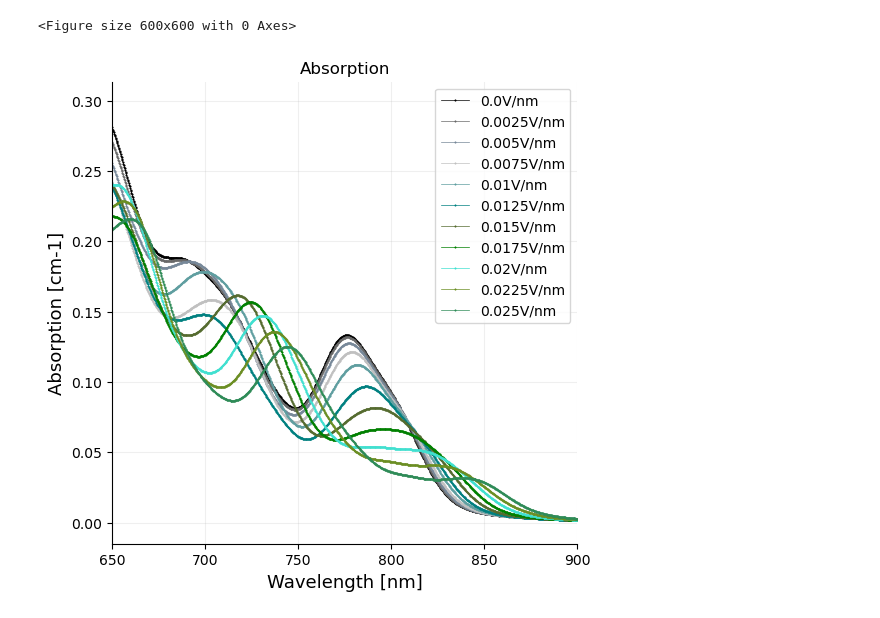
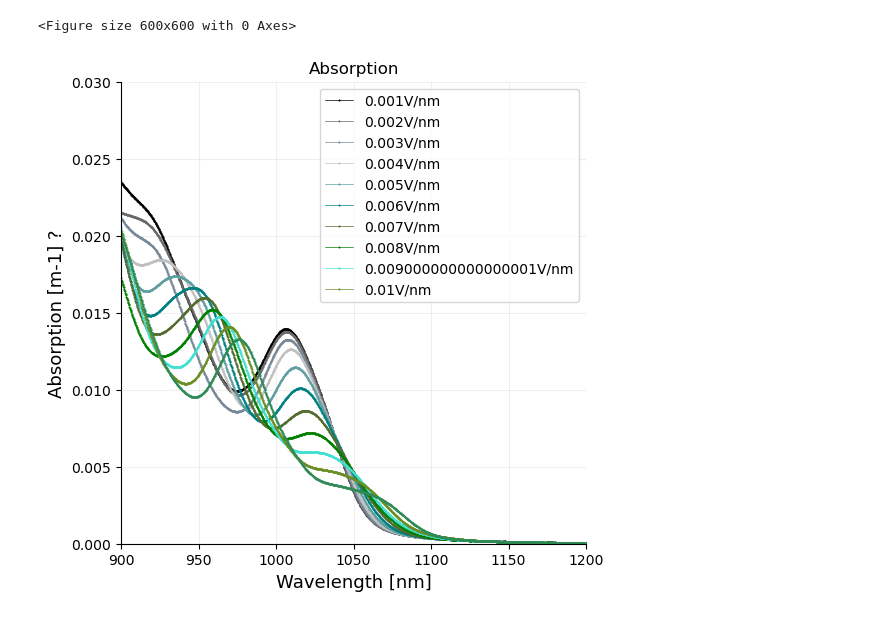
Before and after one commit to jmccw/optical-device-simulations_fyp, a Jupyter notebook: Read_CXX_results.ipynb, the cells around one changed output. Saved outputs shown, nothing was run; the diff lists cells and outputs as text; code cells hidden in the pictures.

```diff
--- a/Read_CXX_results.ipynb
+++ b/Read_CXX_results.ipynb
@@ -27,13 +27,14 @@ LEGEND = True
 label_x = ""
 label_y = ""
 plot_title = ""
+aspect_ratio = [9,9]
 
 colours = [ 'black','dimgrey','lightslategrey' ,'silver', 'cadetblue', 'teal','darkolivegreen','green','turquoise', 'olivedrab','seagreen']
 
 def plot_graph(x, y): #create a single plot
     labels = []
     plt.figure()
-    plt.rcParams["figure.figsize"] = (9,9)
+    plt.rcParams["figure.figsize"] = (aspect_ratio[0],aspect_ratio[1])
     fig, ax = plt.subplots()
     plt.title(plot_title)
     plt.xlabel(label_x, fontsize=LABEL_FONT_SIZE)
@@ -181,6 +182,8 @@ for i in range(num_discrete):
     Gauss_y[i] = 1.0/np.sqrt(np.sqrt(2*np.pi)*sigma)*np.exp(-(func_x[i]-x_0)*(func_x[i]-x_0)/(2.0*sigma*sigma))
     Lorentz_y[i] = 1.0/np.pi * 0.5*gamma/((func_x[i]-x_0)**2 + (0.5*gamma)**2)
 
+Gauss_y = Gauss_y/abs(sum(Gauss_y))
+Lorentz_y = Lorentz_y/abs(sum(Lorentz_y))
 func_x_new = pad_func_linear(func_x)
 WL_xaxis = np.zeros(num_discrete)
 for i in range(num_discrete):
@@ -189,18 +192,22 @@ WL_axis_new = pad_func_linear(WL_xaxis) # for plotting
 Lorentz_y_new = pad_func_zeros(Lorentz_y)
 Gauss_y_new = pad_func_zeros(Gauss_y)
 voigt_y = convolve(Lorentz_y_new, Gauss_y_new)
+N_V = abs(sum(voigt_y))
+voigt_y = voigt_y
+
+
 
 
 # ----------------------------------
 
 number_runs = 11
-delta_field = 0.0025
+delta_field = 0.0015
 
 # ----------------------------------
 
 
 print("Starting..")
-
+Y_LIMIT = []
 for i in range(number_runs):
     print("Analysing file: "+str(i+1)+" / "+str(number_runs))
     electric_field = i*delta_field
@@ -228,20 +235,23 @@ for i in range(number_runs):
     absorption = convolve(absorption_yaxis_new,voigt_y)
     data.append(absorption)
     clear_output(wait=True)
+    aspect_ratio=[4,4]
     plot_graph(WL_axis_new, absorption_yaxis_new)
     legend.append(str(electric_field) + "V/nm")
 
 clear_output(wait=True)
 
-PLOT_LIMIT=[WL_range]
+PLOT_LIMIT=WL_range
+Y_LIMIT = []
 label_x = "Wavelength [nm]"
 label_y = "Absorption [cm-1]"
 plot_title = "Absorption plot for given E_fields"
 plot_graphs(WL_axis_new, data)
 
-PLOT_LIMIT=[650,900]
-label_x = "Wavelength [nm]"
-label_y = "Absorption [cm-1]"
-plot_title = "Absorption"
-plot_graphs(WL_axis_new, data)
+# PLOT_LIMIT=[]
+# Y_LIMIT = []
+# label_x = "Wavelength [nm]"
+# label_y = "Absorption [cm-1]"
+# plot_title = "Absorption"
+# plot_graphs(WL_axis_new, data)
 # %% [output]
@@ -251,9 +260,10 @@ ValueError: not enough values to unpack (expected 2, got 1)
 # %%
-PLOT_LIMIT=[650,900]
+PLOT_LIMIT=[900,1200]
+Y_LIMIT = [0,0.03]
 label_x = "Wavelength [nm]"
-label_y = "Absorption [cm-1]"
+label_y = "Absorption [m-1] ?"
 plot_title = "Absorption"
 plot_graphs(WL_axis_new, data)
 # %% [output]
 <Figure size 600x600 with 0 Axes>
-[figure, old version]
+[figure, new version]
```
Also changed, not shown: parts of 2 cells of this notebook, 1 other file.
